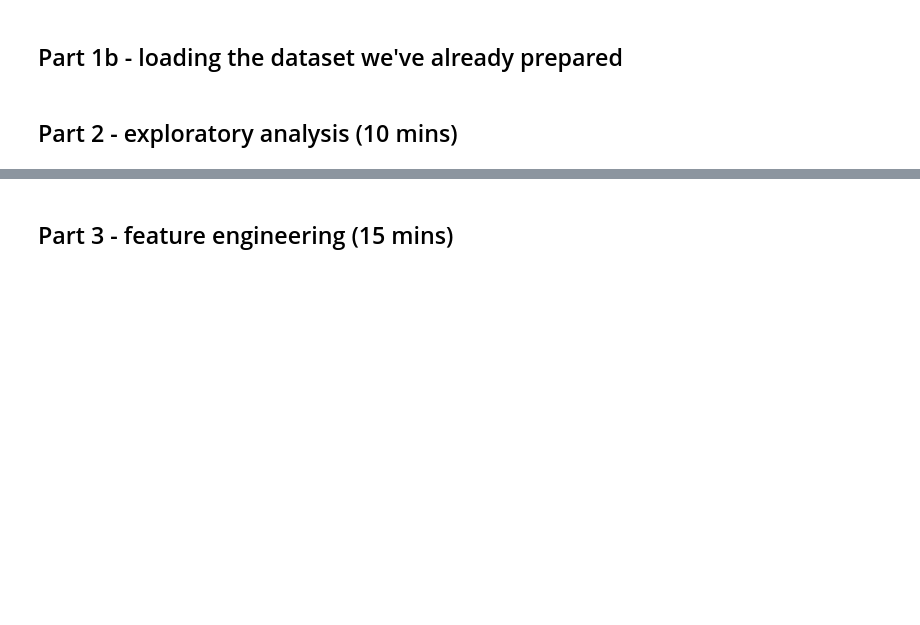
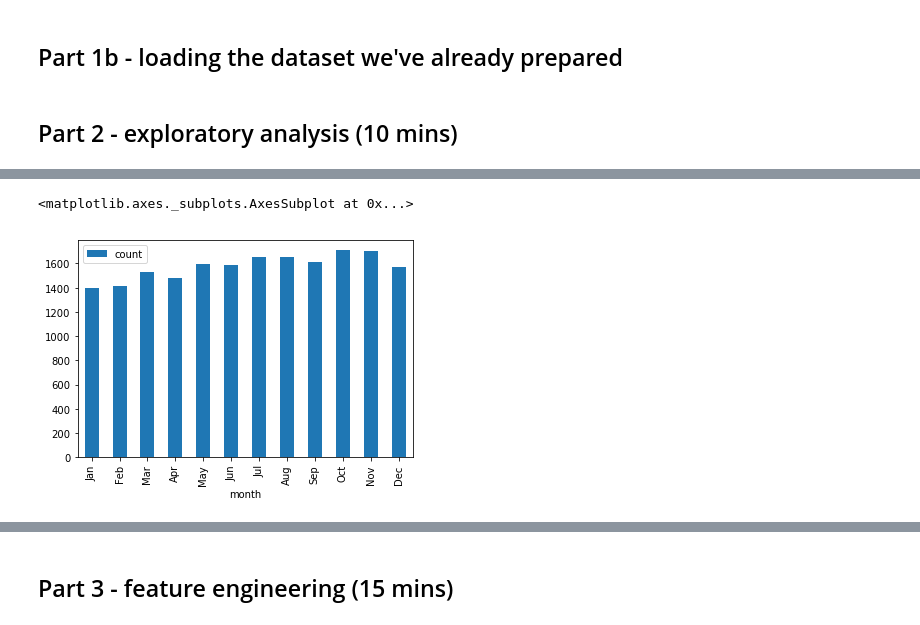
Before and after one commit to INRIX-rebecca-davey/python-ml-workshop, a Jupyter notebook: code/complete_notebook.ipynb, the cells around one changed output, grey strips where cells are left out. Cells and saved outputs as stored; diff of their text form; code cells hidden in the pictures; blank space fills up the shorter version.

```diff
--- a/code/complete_notebook.ipynb
+++ b/code/complete_notebook.ipynb
@@ -76,0 +113,21 @@ df = pd.read_csv("../data/cleaned-with-latlng.csv", encoding='latin1')
+# %%
+# functions to get new features
+
+def getMonth(s):
+    return s.split('-')[1]
+
+def getYear(s):
+    return 2000 + int(s.split('-')[2])
+
+def getHour(n):
+    s = str(n)
+    if len(s) == 3:
+        return int(s[0])
+    elif len(s) == 2:
+        return 0
+    else:
+        return int(s[0:2])
+
+df['month'] = [getMonth(s) for s in df['Accident Date']]
+df['year'] = [getYear(s) for s in df['Accident Date']]
+df['hour'] = [getHour(n) for n in df['Time (24hr)']]
@@ -76,0 +158,8 @@ df = pd.read_csv("../data/cleaned-with-latlng.csv", encoding='latin1')
+# %%
+colName = 'month'
+monthOrder = ['Jan', 'Feb', 'Mar', 'Apr', 'May', 'Jun', 'Jul', 'Aug', 'Sep', 'Oct', 'Nov', 'Dec']
+results = df.groupby(colName)[colName].agg(['count']).loc[monthOrder]
+results.plot.bar()
+# %% [output]
+<matplotlib.axes._subplots.AxesSubplot at 0x...>
+[figure, added]
```
Also changed, not shown: parts of 11 cells of this notebook.
